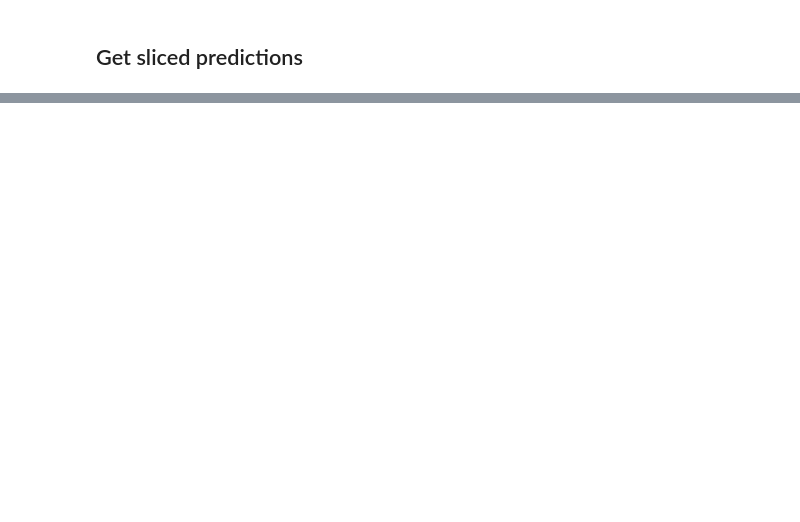
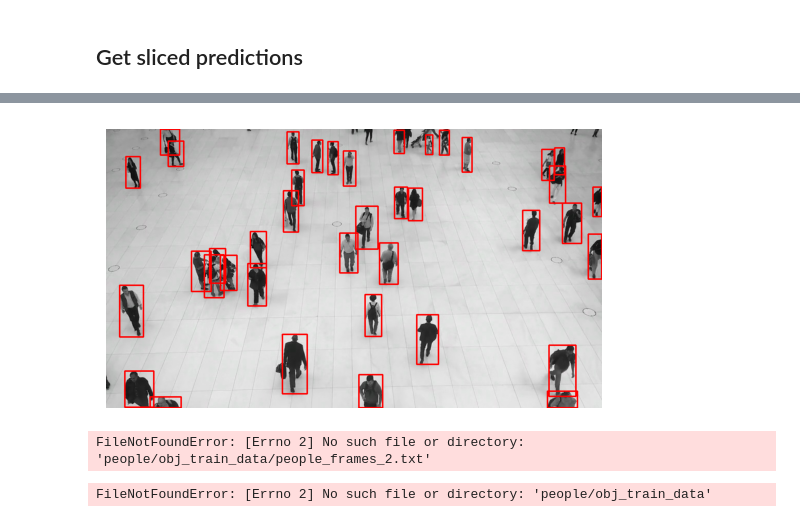
Before and after one commit to helenprokonina/Yolov8Training, a Jupyter notebook: compare_sahi.ipynb, the cells around one changed output, grey strips where cells are left out. Saved outputs shown, nothing was run; the diff lists cells and outputs as text; code cells hidden in the pictures; blank space fills up the shorter version.

Commit message:
Corrected annotations

```diff
--- a/compare_sahi.ipynb
+++ b/compare_sahi.ipynb
@@ -390,0 +406,43 @@ data
+# %%
+def show_annotations(image_dir, annotations_dir):
+    image = cv2.imread(image_dir)
+
+    height, width = image.shape[:2]
+
+
+    with open(annotations_dir, "r") as f:
+        boxes = f.readlines()
+
+    gt_boxes = [box.split(" ")[1:] for box in boxes if box.split(" ")[0]=="0"] #only people
+    gt_boxes = [list(map(lambda x: float(x.strip()), box)) for box in gt_boxes]
+        #convert from xywh to tlbr
+    gt_boxes = [xywh_tlbr(box) for box in gt_boxes]
+        #multiply by the image height and width
+    gt_boxes = [scale_box(width, height, box) for box in gt_boxes]
+
+    #plot ground truth
+    for box in gt_boxes:
+        cv2.rectangle(image, (int(box[0]), int(box[1])), (int(box[2]), int(box[3])), color=(255, 0, 0), thickness=2)
+    plt.imshow(image)
+    plt.axis('off')
+    plt.show()
+# %%
+show_annotations("datasets/images/people_frames_113.jpg", "datasets/labels/people_frames_113.txt")
+# %% [output]
+[figure, added]
+# %%
+with open("people/obj_train_data/people_frames_2.txt", "r") as f:
+    pass
+# %% [output]
+FileNotFoundError: [Errno 2] No such file or directory: 'people/obj_train_data/people_frames_2.txt'
+# %%
+import os
+files = os.listdir("people/obj_train_data")
+
+for file_name in files:
+    with open(f"people/obj_train_data/{file_name}", "r") as f:
+        lines = f.readlines()
+        if len(lines)>0: #if there is annotation for this file - copy it and annotations to the datasets dir
+            print(file_name)
+# %% [output]
+FileNotFoundError: [Errno 2] No such file or directory: 'people/obj_train_data'
```
Also changed, not shown: parts of 13 cells of this notebook, 2 other files.
